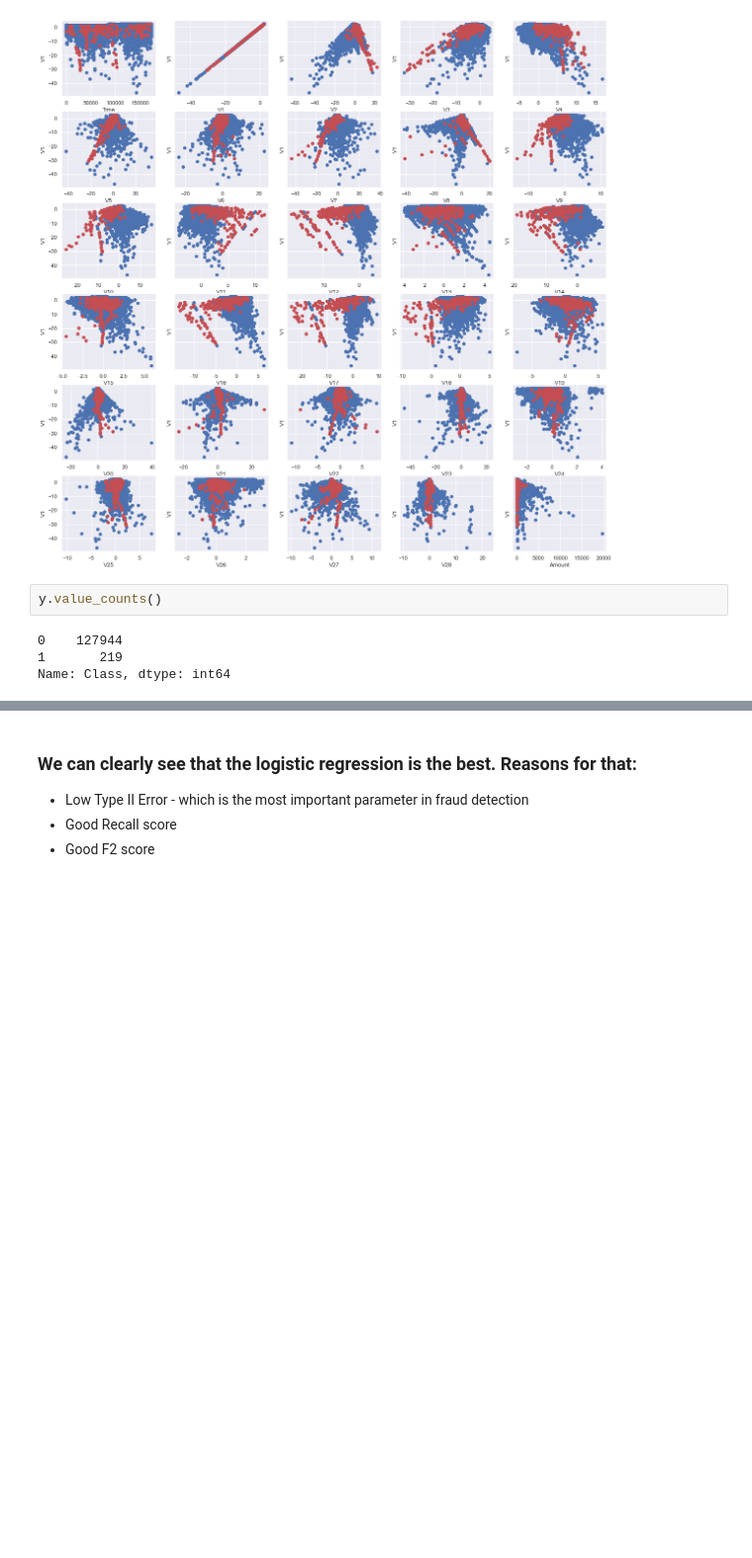
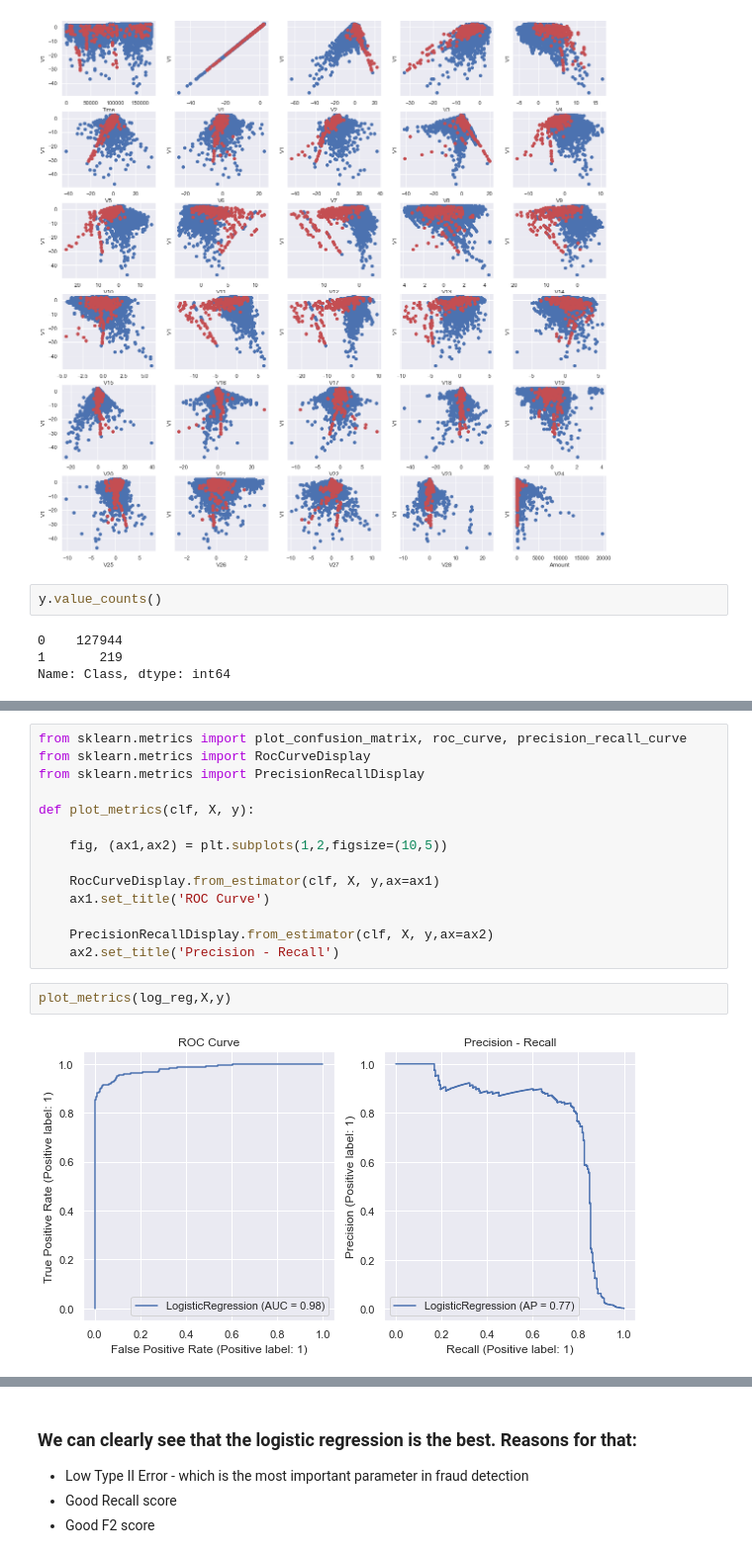
Before and after one commit to FelixOnofrei/Data-Science, a Jupyter notebook: Fraud_Detection/Credit Card Fraud Detection - Kaggle Dataset.ipynb, the cells around one changed output, grey strips where cells are left out. Shown at 99% size. Cells and saved outputs as stored; diff of their text form; blank space fills up the shorter version.

```diff
--- a/Fraud_Detection/Credit Card Fraud Detection - Kaggle Dataset.ipynb
+++ b/Fraud_Detection/Credit Card Fraud Detection - Kaggle Dataset.ipynb
@@ -413,0 +433,18 @@ weighted avg       1.00      1.00      1.00    128163
+# %%
+from sklearn.metrics import plot_confusion_matrix, roc_curve, precision_recall_curve
+from sklearn.metrics import RocCurveDisplay
+from sklearn.metrics import PrecisionRecallDisplay
+
+def plot_metrics(clf, X, y):
+
+    fig, (ax1,ax2) = plt.subplots(1,2,figsize=(10,5))
+
+    RocCurveDisplay.from_estimator(clf, X, y,ax=ax1)
+    ax1.set_title('ROC Curve')
+
+    PrecisionRecallDisplay.from_estimator(clf, X, y,ax=ax2)
+    ax2.set_title('Precision - Recall')
+# %%
+plot_metrics(log_reg,X,y)
+# %% [output]
+[figure, added]
```
Also changed, not shown: parts of 18 cells of this notebook.
